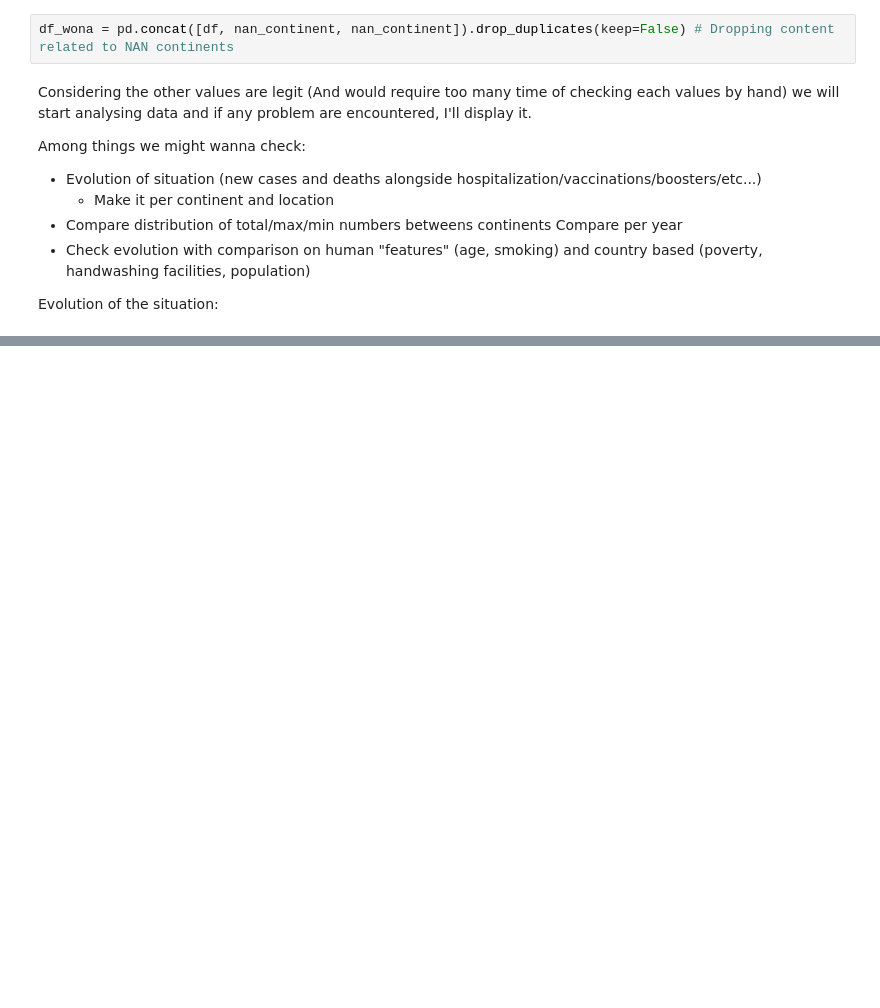
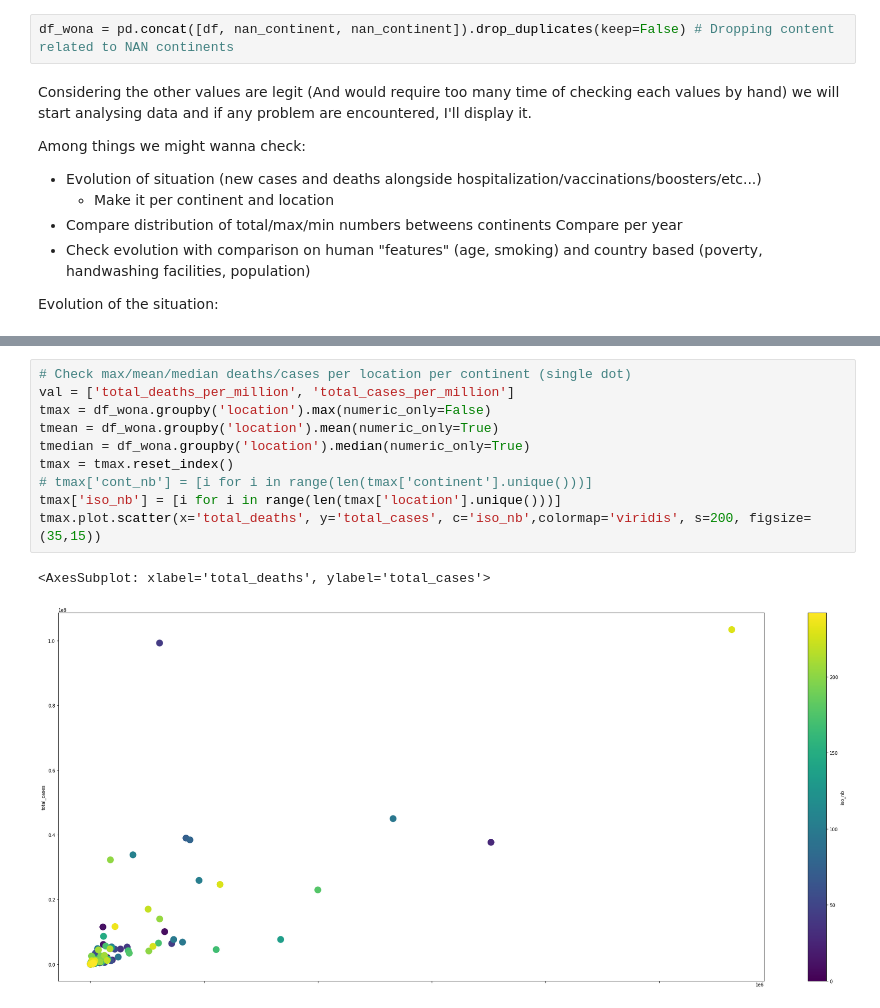
Before and after one commit to antoninchafiol/CoviEDA, a Jupyter notebook: notebook.ipynb, the cells around one changed output, grey strips where cells are left out. Drawn from its saved outputs; the diff is of its cells as text; blank space fills up the shorter version.

```diff
--- a/notebook.ipynb
+++ b/notebook.ipynb
@@ -201,0 +232,13 @@ By taking a quick glance at all plots, we can see difference between continent o
+# %%
+# Check max/mean/median deaths/cases per location per continent (single dot)
+val = ['total_deaths_per_million', 'total_cases_per_million']
+tmax = df_wona.groupby('location').max(numeric_only=False)
+tmean = df_wona.groupby('location').mean(numeric_only=True)
+tmedian = df_wona.groupby('location').median(numeric_only=True)
+tmax = tmax.reset_index()
+# tmax['cont_nb'] = [i for i in range(len(tmax['continent'].unique()))]
+tmax['iso_nb'] = [i for i in range(len(tmax['location'].unique()))]
+tmax.plot.scatter(x='total_deaths', y='total_cases', c='iso_nb',colormap='viridis', s=200, figsize=(35,15))
+# %% [output]
+<AxesSubplot: xlabel='total_deaths', ylabel='total_cases'>
+[figure, added]
```
Also changed, not shown: parts of 13 cells of this notebook.
